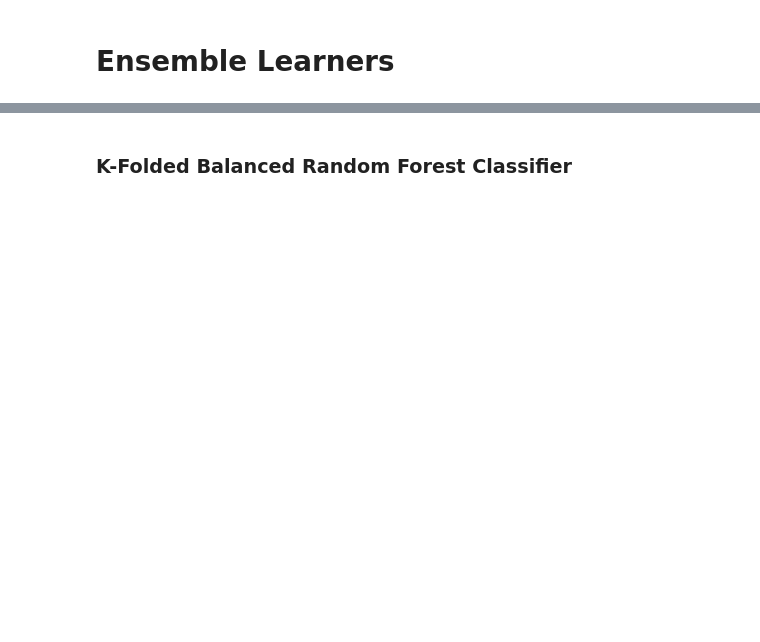
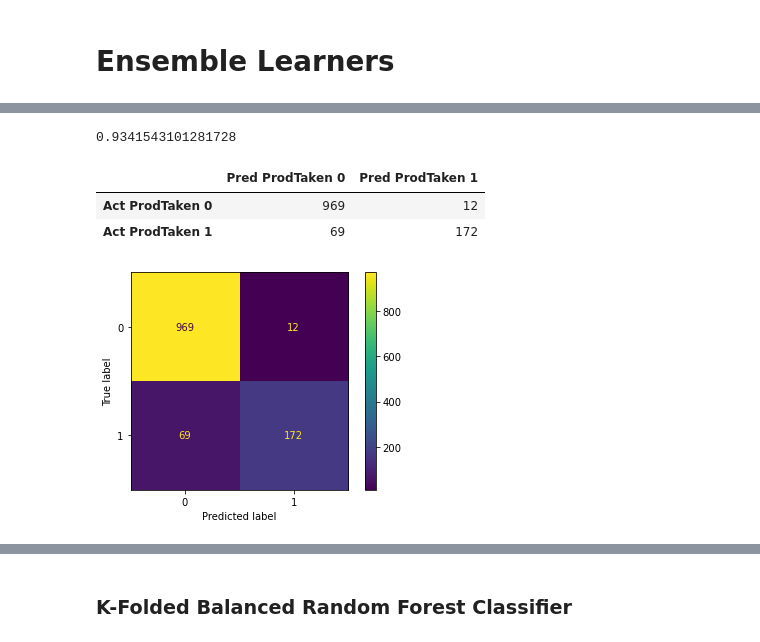
Before and after one commit to Cthompsonlbi/Team_Red, a Jupyter notebook: Notebooks/Insight_ensemble_KFold.ipynb, the cells around one changed output, grey strips where cells are left out. Drawn from its saved outputs; the diff is of its cells as text; code cells hidden in the pictures; blank space fills up the shorter version.

```diff
--- a/Notebooks/Insight_ensemble_KFold.ipynb
+++ b/Notebooks/Insight_ensemble_KFold.ipynb
@@ -176,0 +302,39 @@ Name: prodtaken, dtype: int64
+# %%
+# Use best XGBoost parameters to predict
+# Create model and set parameters
+xg_clf = xgb.XGBClassifier(objective='binary:logistic', use_label_encoder=False,
+                            eval_metric='mlogloss',
+                            n_estimators = max_value_params['estimators'],
+                            max_depth = max_value_params['depths'],
+                            colsample_bytree = max_value_params['colsample_bytree'],
+                            gamma = max_value_params['gamma'],
+                            learning_rate = max_value_params['learn'], random_state=1)
+
+# Fit the model
+xg_clf.fit(X_train, y_train)
+
+# Predict
+y_pred = xg_clf.predict(X_test)
+
+# Extract accuracy
+balanced_accuracy_score(y_pred, y_test)
+# %% [output]
+0.9341543101281728
+# %%
+# Display the confusion matrix for XGBoost
+cm = confusion_matrix(y_test, y_pred)
+
+# Create a DataFrame from the confusion matrix.
+cm_df = pd.DataFrame(
+    cm, index=["Act ProdTaken 0", "Act ProdTaken 1"], columns=["Pred ProdTaken 0", "Pred ProdTaken 1"])
+cm_df
+# %% [output]
+|  | Pred ProdTaken 0 | Pred ProdTaken 1 |
+| Act ProdTaken 0 | 969 | 12 |
+| Act ProdTaken 1 | 69 | 172 |
+# %%
+#Display confusion matrix using ConfusinMatrixDisplay
+display_xgb = ConfusionMatrixDisplay(confusion_matrix=cm,display_labels=xg_clf.classes_)
+display_xgb.plot()
+# %% [output]
+[figure, added]
```
Also changed, not shown: parts of 40 cells of this notebook.
